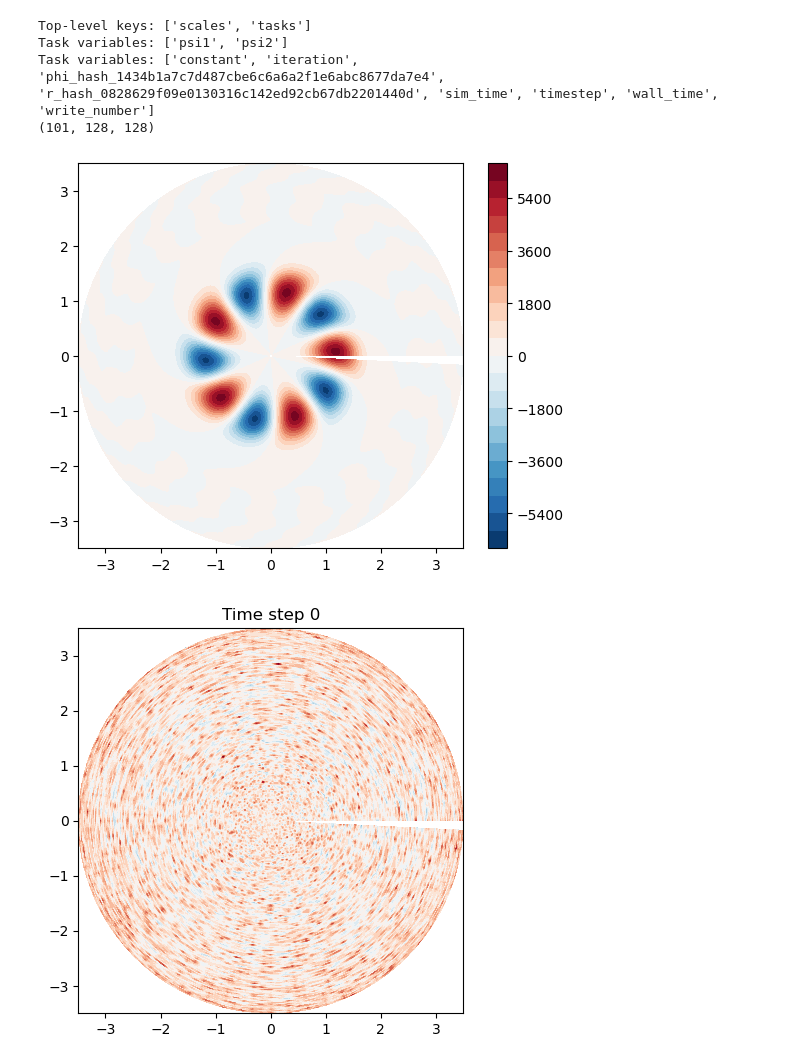
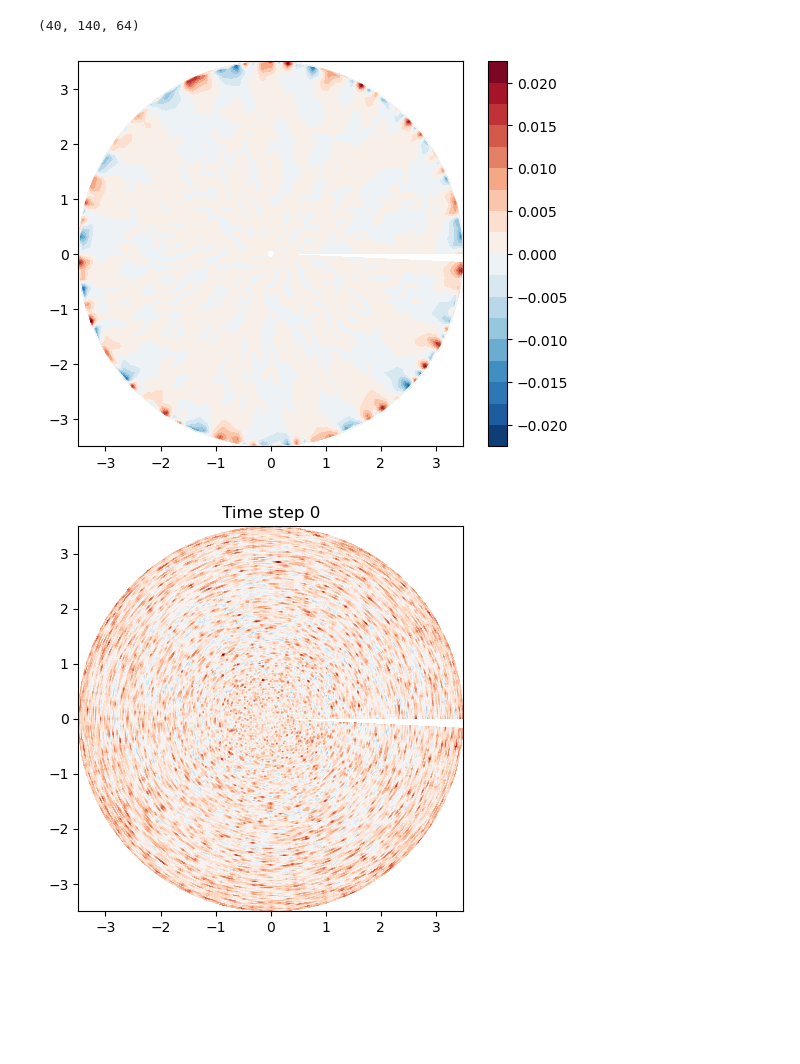
Before and after one commit to linyao1999/JupiterVortex, a Jupyter notebook: IVP_dry_2L_plot.ipynb, the cells around one changed output. Drawn from its saved outputs; the diff is of its cells as text; code cells hidden in the pictures; blank space fills up the shorter version.

```diff
--- a/IVP_dry_2L_plot.ipynb
+++ b/IVP_dry_2L_plot.ipynb
@@ -9,8 +4,0 @@ v5_ivp_dry_psi_linear_noNu.py
-# %%
-with h5py.File('/home/linyao/fs06/GFD_Polar_vortex/ddloutput/EVP/EVP_dry_2L_linearEQ_noNu_F51.8_U100_m19.h5','r') as f:
-    psi1 = f["tasks/psi1"][:]   # read full psi1 data
-    psi2 = f["tasks/psi2"][:]   # read full psi1 data
-    print(psi1.shape)
-    # dset = f['tasks']['psi1']
-    # phi = np.reshape(dset.dims[1][0][:].ravel(), (-1, 1))
-    # r = np.reshape(dset.dims[2][0][:].ravel(), (1,-1))
@@ -39,53 +5,33 @@ plt.colorbar(im)
 # %%
 import h5py
 F1 = 51.8
 U = 100
 s = 1
-st = -1
+st = 3
 prob_class = 'IVP'
-output_dir = f'/net/fs06/d0/linyao/GFD_Polar_vortex/ddloutput/{prob_class}/'
-snapshots_name = f'snapshots_F51_U_{U}_linear_noNu_init'
-
-snapshots_file = '/home/linyao/fs06/GFD_Polar_vortex/ddloutput/IVP/snapshots_F51_U_100_linear_noNu_initEVP/snapshots_F51_U_100_linear_noNu_initEVP'
+snapshots_file = './snapshots/snapshots'
 
 with h5py.File(f'{snapshots_file}_s{s}.h5', "r") as f:
-    print("Top-level keys:", list(f.keys()))        # likely includes 'scales' and 'tasks'
-    print("Task variables:", list(f["tasks"].keys()))  # e.g., ['psi1', 'psi2']
-    print("Task variables:", list(f["scales"].keys()))  # e.g., ['psi1', 'psi2']
-
     psi1 = f["tasks/psi1"][:]   # read full psi1 data
-    print(psi1.shape)           # e.g., (time, x, y) or (time, r, phi)
-    # tau1 = f["tasks/tau1"][:]
-    # psi2 = f["tasks/psi2"][:]
-    # q1 = f["tasks/q1"][:]
-    # q2 = f["tasks/q2"][:]
     dset = f['tasks']['psi1']
     phi = np.reshape(dset.dims[1][0][:].ravel(), (-1, 1))
     r = np.reshape(dset.dims[2][0][:].ravel(), (1,-1))
+    print(psi1.shape)
 
 x = r * np.cos(phi)
 y = r * np.sin(phi)
-
 q1t = psi1[st,:,:]
 fig = plt.figure(figsize=(7, 5))
 gs = fig.add_gridspec(1, 2, width_ratios=[1, 0.05], wspace=0.1)
-
-# main (square) axes
 ax = fig.add_subplot(gs[0, 0])
 im = ax.contourf(x,y, q1t, levels=21, cmap='RdBu_r')
 ax.set_aspect('equal')           # force square aspect
 ax.set_adjustable('box')         # let the box resize
-
 fig.colorbar(im)
 plt.show()
-# fig, ax = plt.subplots()
-# im = ax.contourf(x, y, q1t)
 # %% [output]
-Top-level keys: ['scales', 'tasks']
-Task variables: ['psi1', 'psi2']
-Task variables: ['constant', 'iteration', 'phi_hash_1434b1a7c7d487cbe6c6a6a2f1e6abc8677da7e4', 'r_hash_0828629f09e0130316c142ed92cb67db2201440d', 'sim_time', 'timestep', 'wall_time', 'write_number']
-(101, 128, 128)
+(40, 140, 64)
-[figure, old version]
+[figure, new version]
 # %%
 import numpy as np
 import matplotlib.pyplot as plt
```
Also changed, not shown: parts of 5 cells of this notebook, 45 other files.
